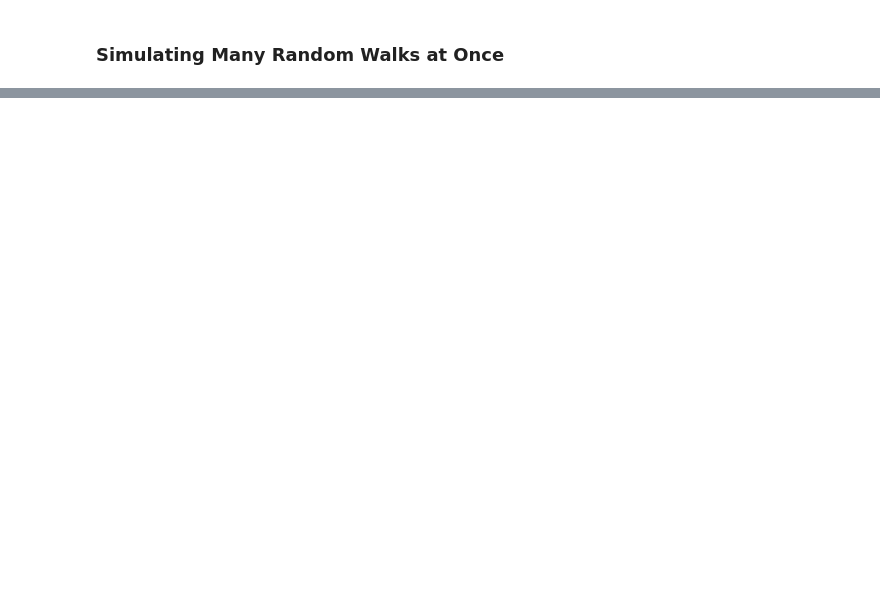
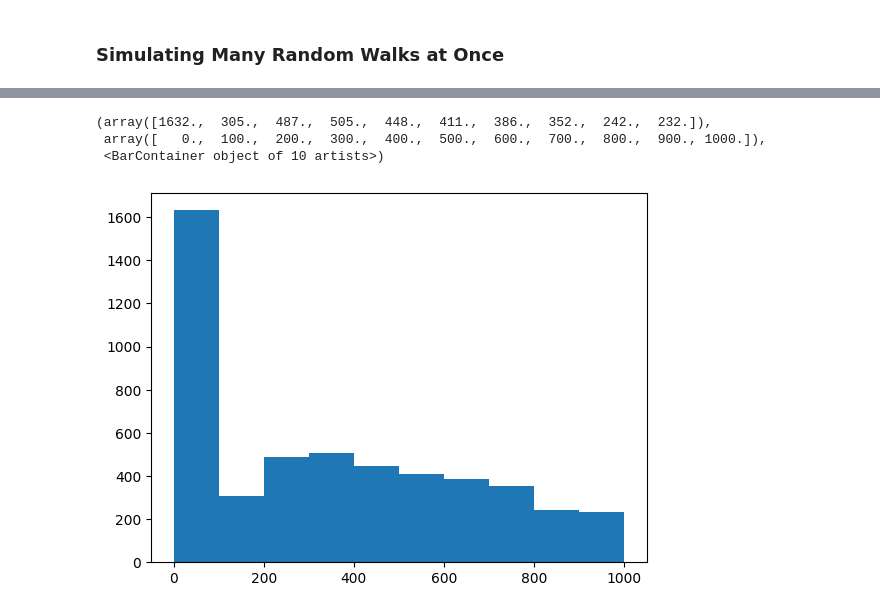
Before and after one commit to nghiaagent/2025-pydata-book, a Jupyter notebook: ipynb/chapter_4.ipynb, the cells around one changed output, grey strips where cells are left out. Drawn from its saved outputs; the diff is of its cells as text; code cells hidden in the pictures; blank space fills up the shorter version.

```diff
--- a/ipynb/chapter_4.ipynb
+++ b/ipynb/chapter_4.ipynb
@@ -501,0 +821,15 @@ array([[[13, 13, 10, 15],
+# %%
+# Define variables
+nwalks = 5000
+nsteps = 1000
+
+## Create array representing random walk steps
+draws = np.random.randint(0, 2, size = (nwalks, nsteps))
+draws = np.where(draws == 0, -1, 1)
+
+## Add starting position to start of each walk in dim 1
+walks = np.insert(draws, 0, 0, axis = 1)
+
+## Calculate random walk (across dim 1)
+walks = np.cumsum(walks, axis = 1)
+walks
@@ -501,0 +870,20 @@ array([[[13, 13, 10, 15],
+# %%
+# Profile walks
+## Get minimum crossing time to 30 or -30
+## Method:
+## Get boolean array showing which array values are above 30 / below - 30
+## Use argmax to get the index of the first instance where the boolean is True
+
+## Get boolean array
+arr_bool = np.abs(walks) >= 30
+
+## Get index of first instance
+cross_time = arr_bool.argmax(axis = 1)
+
+## Plot histogram (excluding 0s)
+plt.hist(cross_time)
+# %% [output]
+(array([1632.,  305.,  487.,  505.,  448.,  411.,  386.,  352.,  242.,  232.]),
+ array([   0.,  100.,  200.,  300.,  400.,  500.,  600.,  700.,  800.,  900., 1000.]),
+ <BarContainer object of 10 artists>)
+[figure, added]
```
Also changed, not shown: parts of 48 cells of this notebook.
